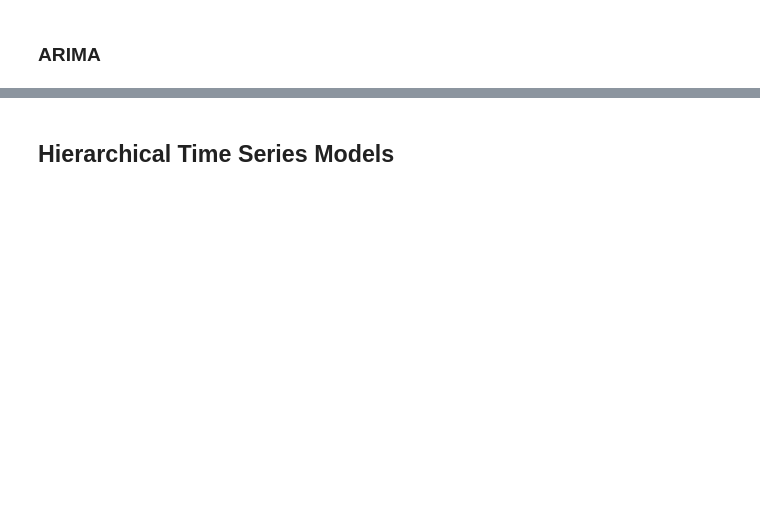
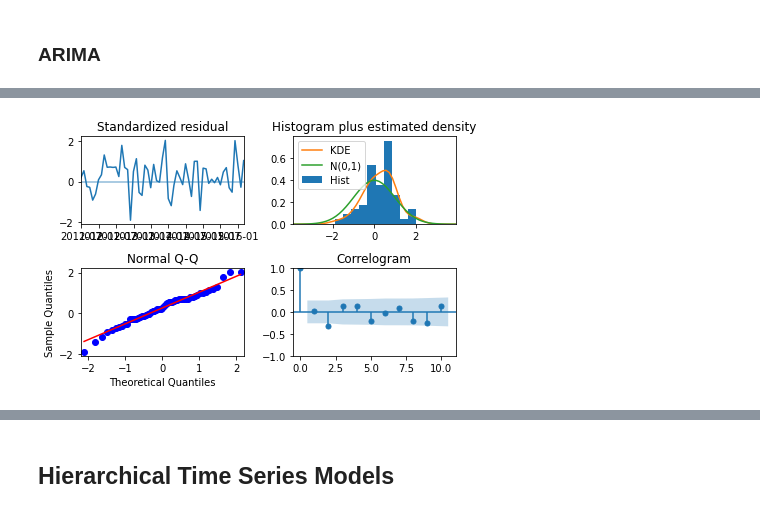
Before and after one commit to vtoliveira/nyc-metro-forecast, a Jupyter notebook: notebooks/03-forecasting-metro-users.ipynb, the cells around one changed output, grey strips where cells are left out. Saved outputs shown, nothing was run; the diff lists cells and outputs as text; code cells hidden in the pictures; blank space fills up the shorter version.

```diff
--- a/notebooks/03-forecasting-metro-users.ipynb
+++ b/notebooks/03-forecasting-metro-users.ipynb
@@ -331,0 +276,8 @@ SMAPE: 0.038743504006111415
+# %%
+import statsmodels.api as sm
+
+non_seasonal_order = (2, 0, 2)
+seasonal_order = (1, 1, 1, 12)
+
+model_sarima = sm.tsa.SARIMAX(train_total, order=non_seasonal_order, seasonal_order=seasonal_order)
+fitted_model = model_sarima.fit()
@@ -331,0 +310,6 @@ SMAPE: 0.038743504006111415
+# %%
+fitted_model.plot_diagnostics()
+
+plt.tight_layout()
+# %% [output]
+[figure, added]
```
Also changed, not shown: parts of 56 cells of this notebook, 2 other files.
